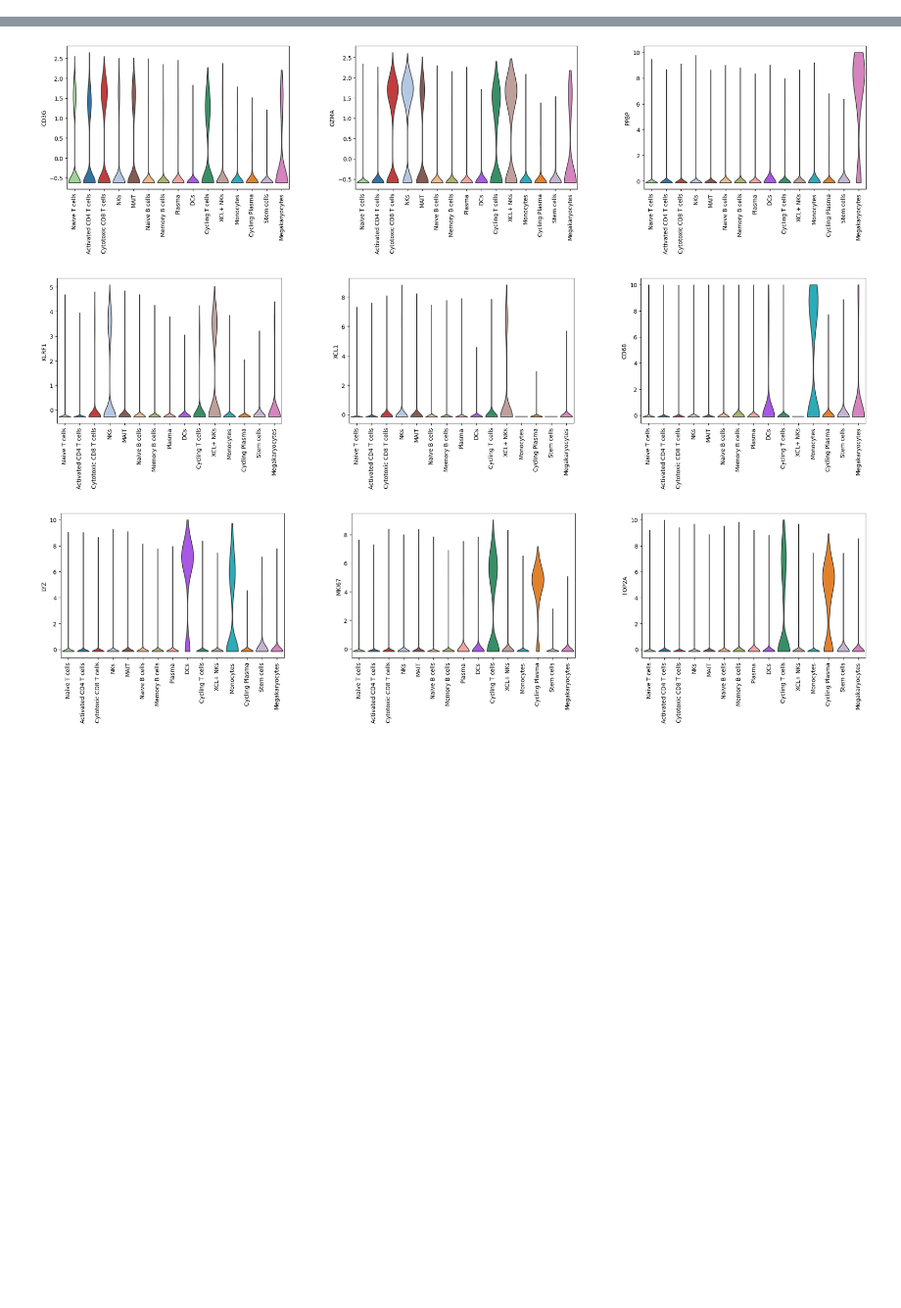
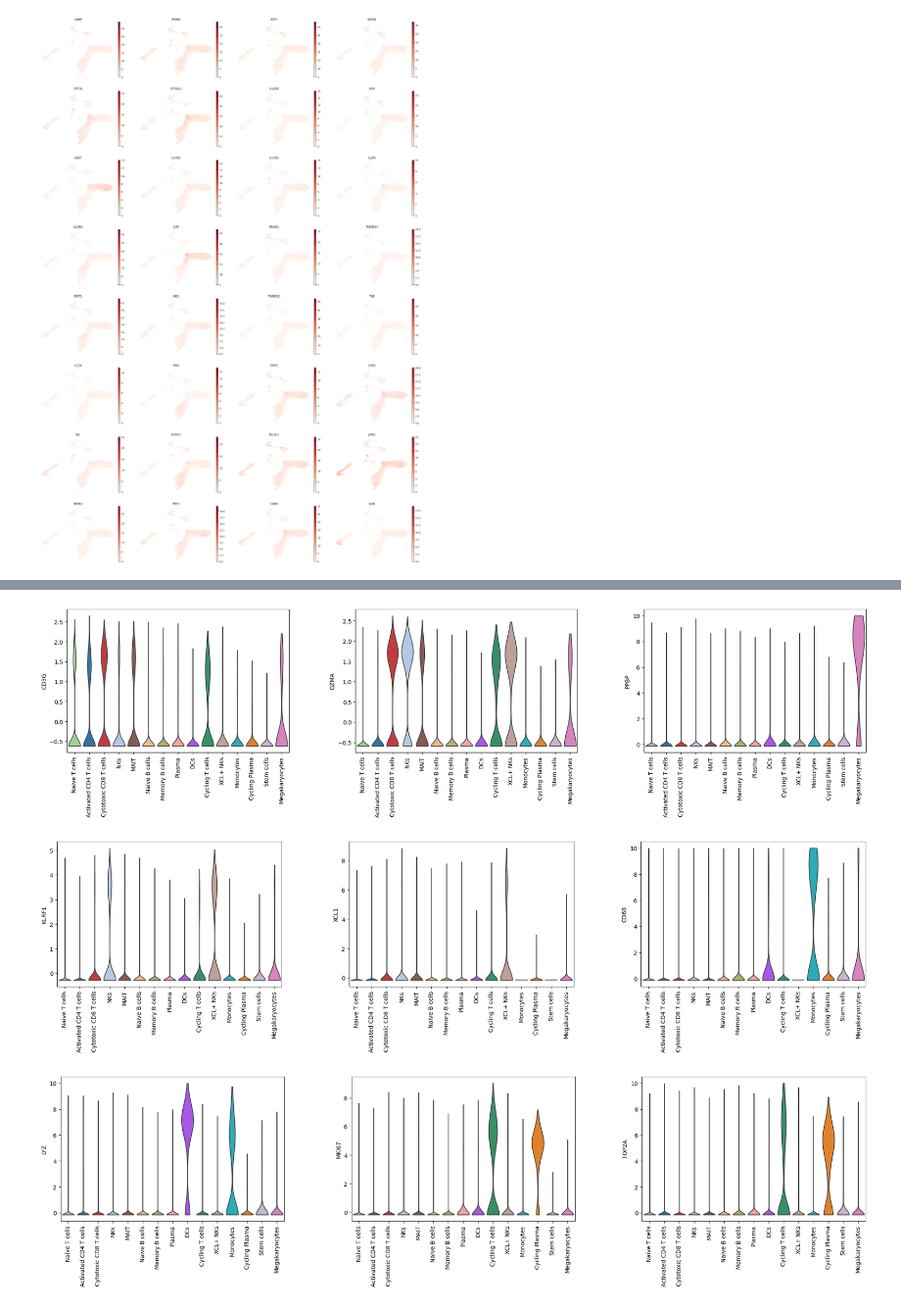
Before and after one commit to JeremiahGiordani/QCB311-Final, a Jupyter notebook: src/differential_expression.ipynb, the cells around one changed output, grey strips where cells are left out. Shown at 98% size. Drawn from its saved outputs; the diff is of its cells as text; code cells hidden in the pictures; blank space fills up the shorter version.

```diff
--- a/src/differential_expression.ipynb
+++ b/src/differential_expression.ipynb
@@ -163,0 +144,24 @@ gene_to_index = {
+# %%
+genes = [
+    "CNBP", "PFDN5", "BTF3", "SAP18", "ZFP36", "ZFP36L2", "IL10RB", "IL6R", "IL6ST",
+    "IL27RA", "IL17RA", "IL2RA", "IL10RA", "IL7R", "IFNAR1", "TNFSF14", "STAT1", "IRF3",
+    "TNFSF10", "TNF", "IL23A", "IFNG", "STAT3", "CHD1", "REL", "RUNX3", "BCLAF1", "JUND",
+    "NFKB1", "PHF3", "CD69", "IL4R"
+]
+
+gene_to_index = {
+    gene: idx for idx, gene in enumerate(adata.raw.var["_index"].values)
+}
+gene_indices = [gene_to_index[g] for g in genes]
+# %%
+sc.pl.umap(
+    adata,
+    color=gene_indices,
+    title=[f"{g}" for g in genes],
+    ncols=4,
+    cmap="Reds",
+    use_raw=True,
+    frameon=False
+)
+# %% [output]
+[figure, added]
```
Also changed, not shown: parts of 23 cells of this notebook, 4 other files.
